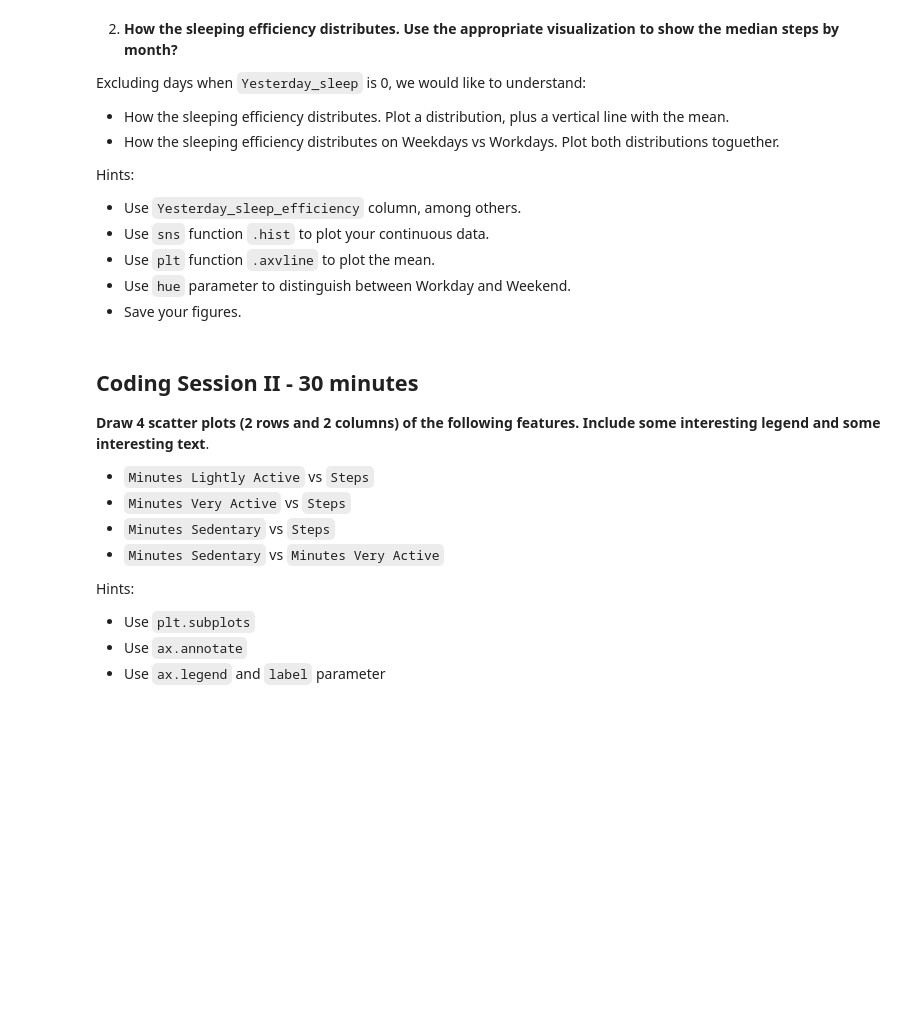
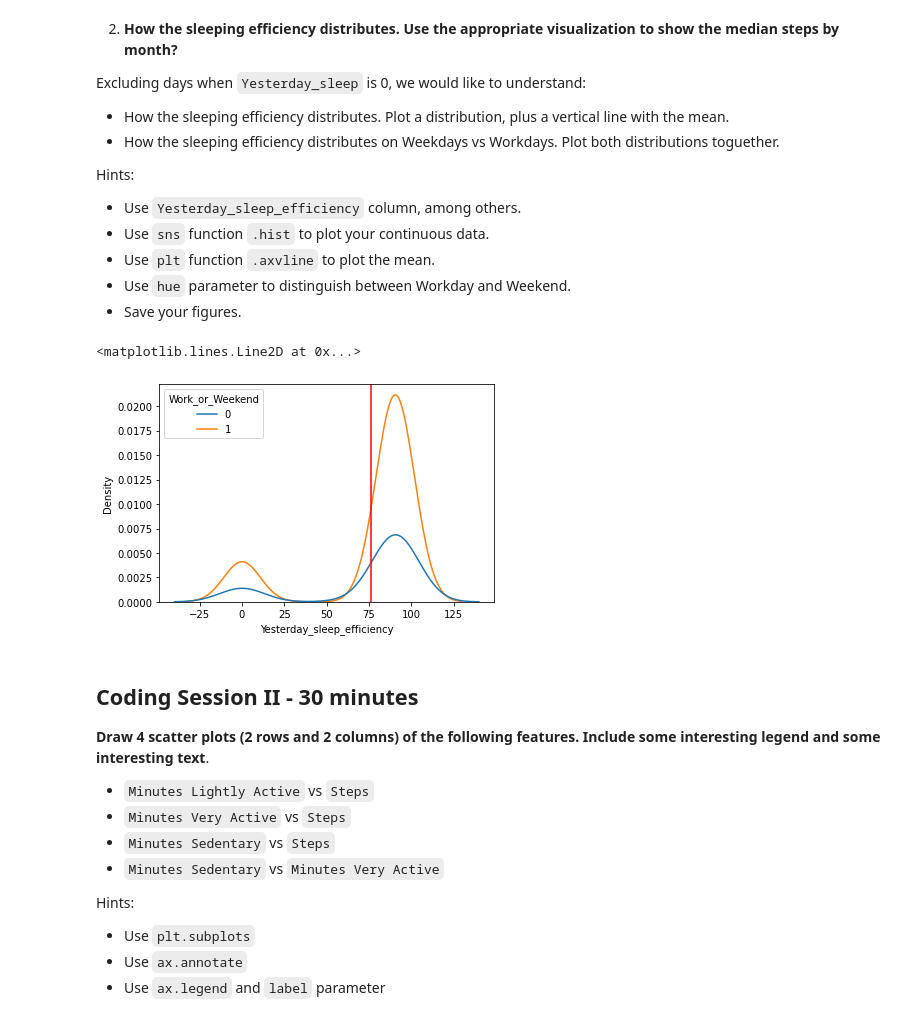
Before and after one commit to Ironhack-Data-Madrid-Marzo-2021/lab-visualization-extra, a Jupyter notebook: our_code.ipynb, the cells around one changed output. Cells and saved outputs as stored; diff of their text form; code cells hidden in the pictures; blank space fills up the shorter version.

```diff
--- a/our_code.ipynb
+++ b/our_code.ipynb
@@ -53,3 +57,10 @@ Hints:
+# %%
+# Driver 1 enter codes here
+plot = sns.kdeplot(x=fitbit.Yesterday_sleep_efficiency, hue=fitbit.Work_or_Weekend)
+plot.axvline(x=fitbit.Yesterday_sleep_efficiency.dropna().mean(), c="red", label="mean")
+# %% [output]
+<matplotlib.lines.Line2D at 0x...>
+[figure, added]
 # %% [markdown]
 ## Coding Session II - 30 minutes
 
```
Also changed, not shown: parts of 4 cells of this notebook.
